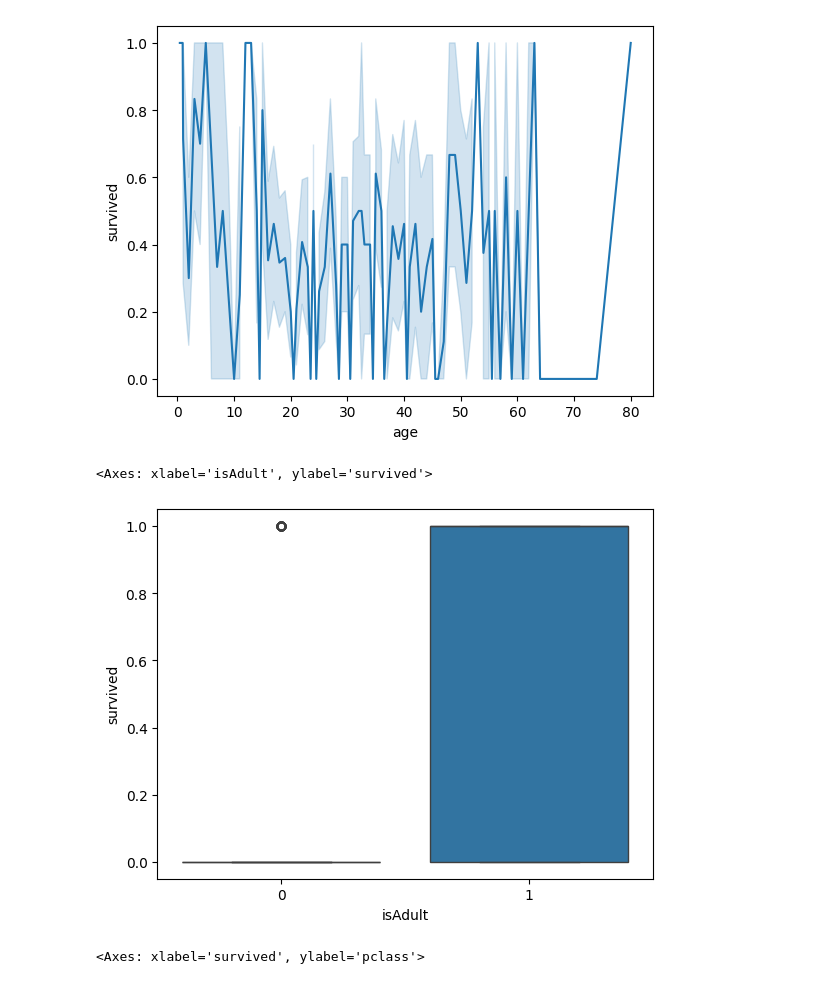
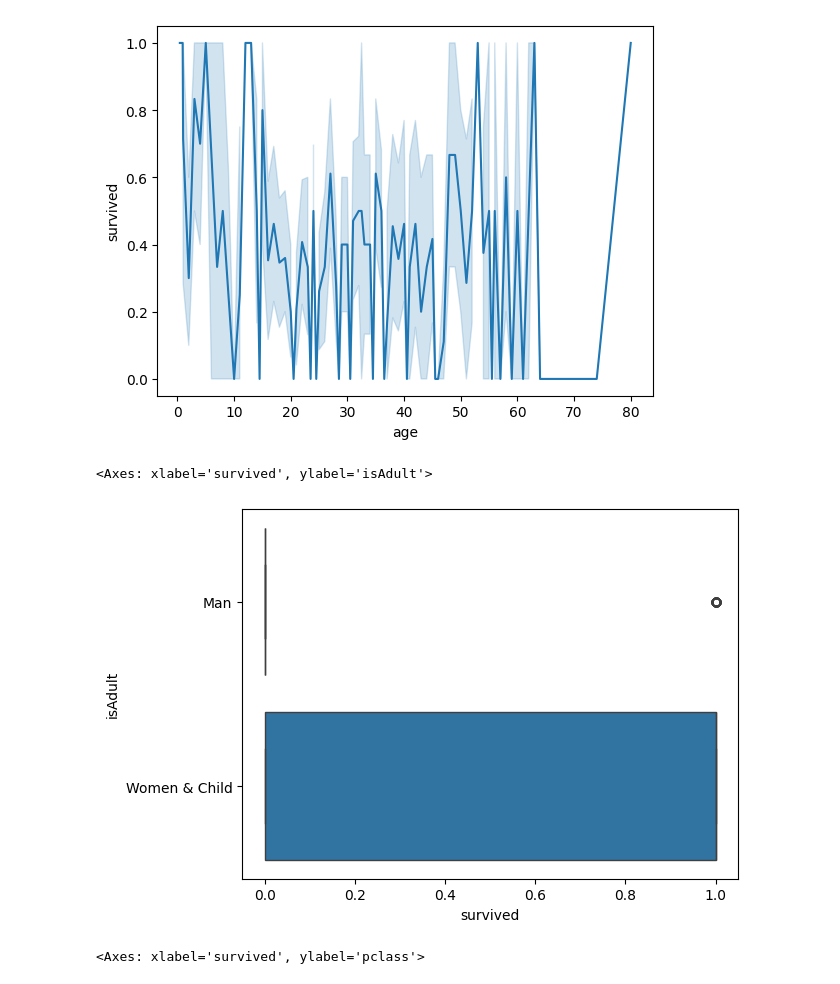
Before and after one commit to Dharanir31/OpenAI, a Jupyter notebook: Sep24_002_EDA_Visuals.ipynb, the cells around one changed output. Drawn from its saved outputs; the diff is of its cells as text; code cells hidden in the pictures.

```diff
--- a/Sep24_002_EDA_Visuals.ipynb
+++ b/Sep24_002_EDA_Visuals.ipynb
@@ -329,12 +329,12 @@ sns.lineplot(data=ti, x='age', y='survived')
 <Axes: xlabel='age', ylabel='survived'>
 [figure]
 # %%
-ageEncoding = lambda X: 1 if X in ['woman', 'child'] else 0
+ageEncoding = lambda X: 'Women & Child' if X in ['woman', 'child'] else 'Man'
 ti['isAdult'] = ti['who'].apply(ageEncoding)
-sns.boxplot(data=ti, x='isAdult', y='survived')
+sns.boxplot(data=ti, x='survived', y='isAdult')
 # %% [output]
-<Axes: xlabel='isAdult', ylabel='survived'>
+<Axes: xlabel='survived', ylabel='isAdult'>
-[figure, old version]
+[figure, new version]
 # %%
 sns.violinplot(data=ti, x='survived',y='pclass')
 # %% [output]
```
Also changed, not shown: parts of 1 cell of this notebook.
